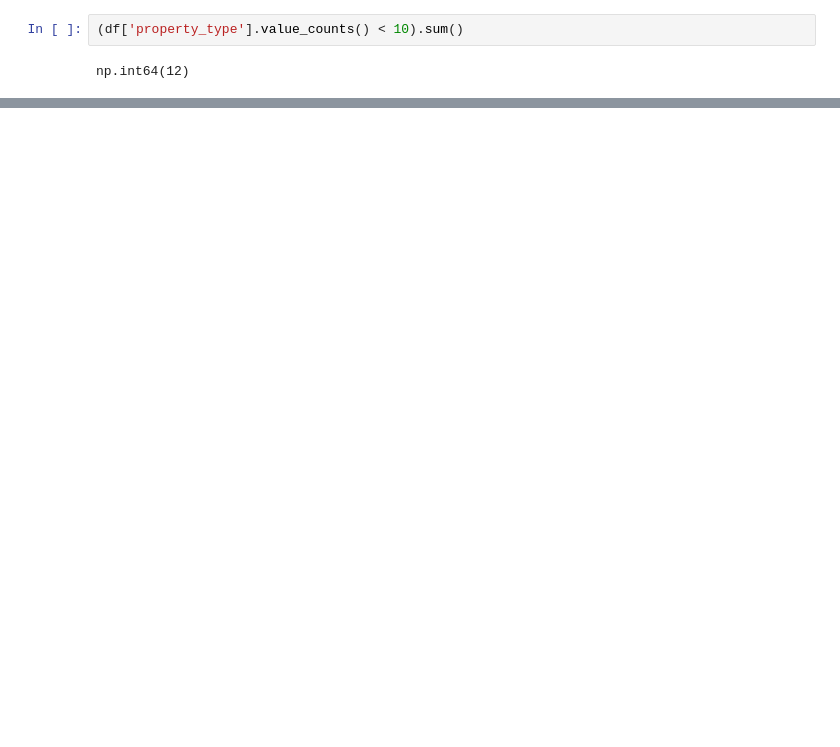
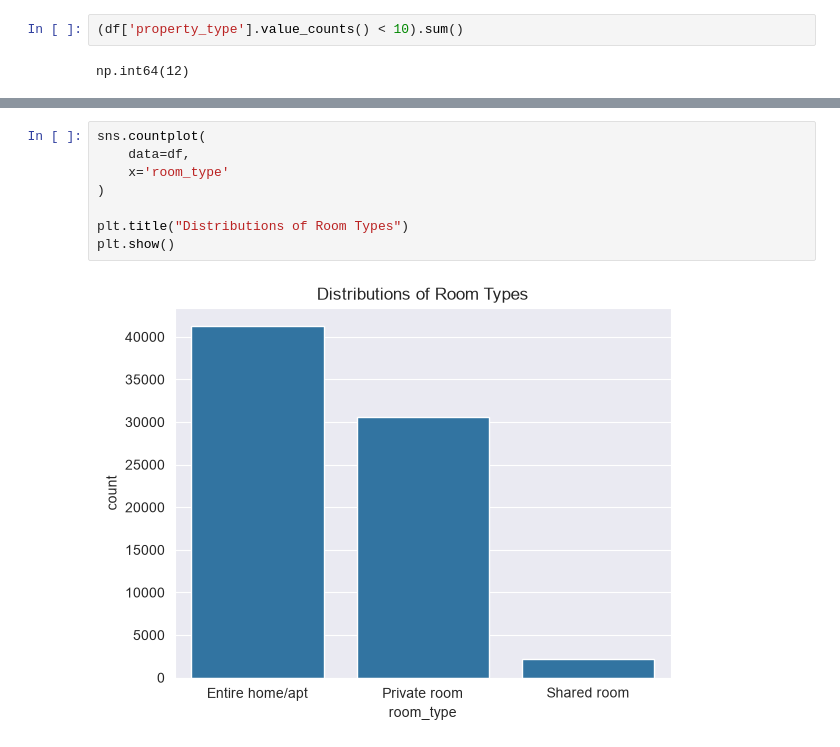
Before and after one commit to Car1LL/airbnb_prices_prediction, a Jupyter notebook: notebooks/00_EDA.ipynb, the cells around one changed output, grey strips where cells are left out. Cells and saved outputs as stored; diff of their text form; blank space fills up the shorter version.

```diff
--- a/notebooks/00_EDA.ipynb
+++ b/notebooks/00_EDA.ipynb
@@ -1467,0 +1496,10 @@ Name: count, dtype: int64
+# %%
+sns.countplot(
+    data=df,
+    x='room_type'
+)
+
+plt.title("Distributions of Room Types")
+plt.show()
+# %% [output]
+[figure, added]
```
Also changed, not shown: parts of 48 cells of this notebook.
